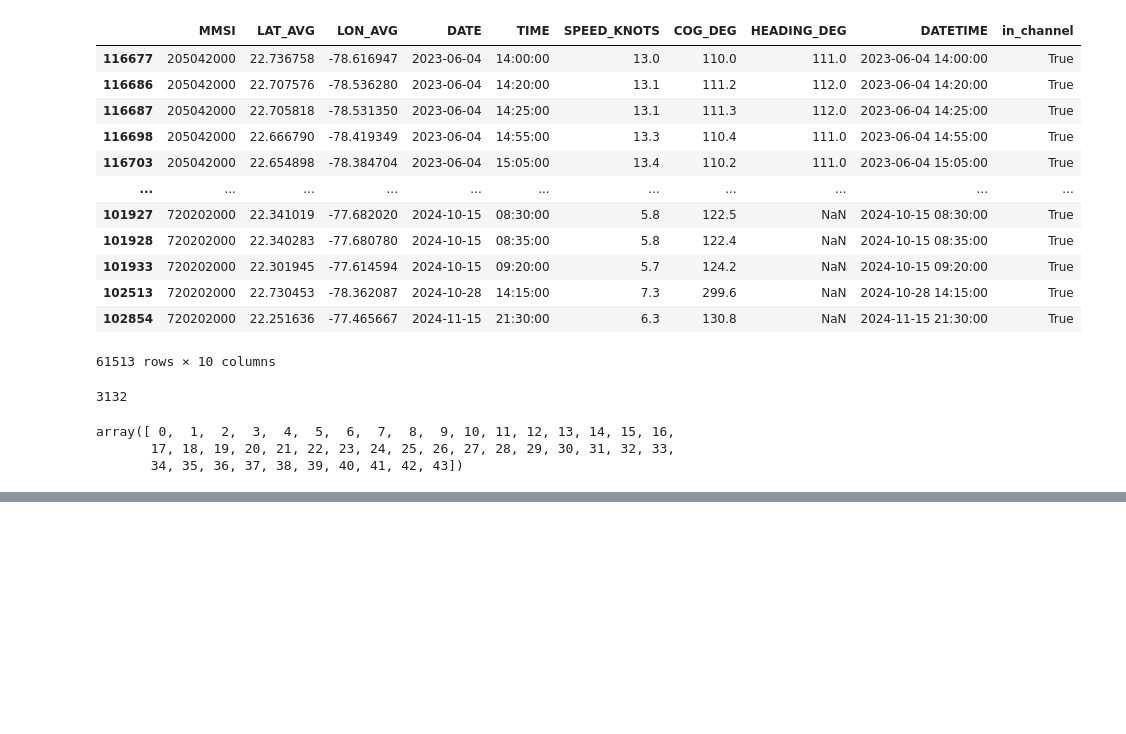
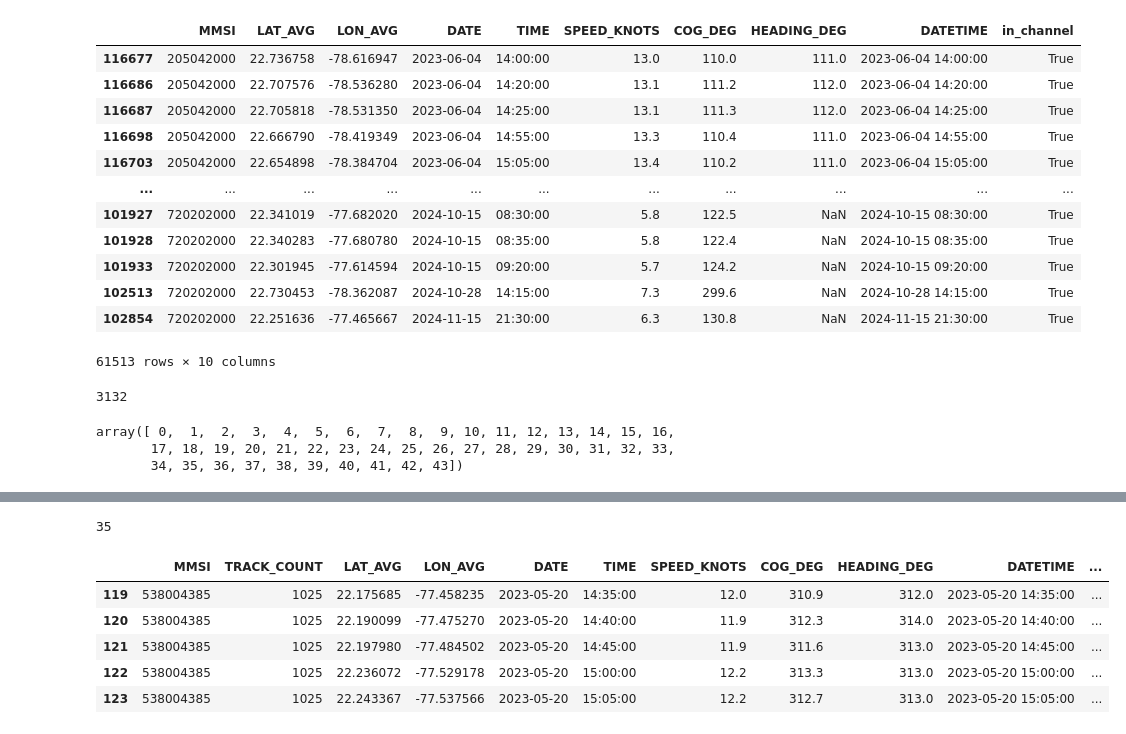
Before and after one commit to JSCshir/Vessel-Traj-Capstone, a Jupyter notebook: obc_tanker_cargo_routes.ipynb, the cells around one changed output, grey strips where cells are left out. Drawn from its saved outputs; the diff is of its cells as text; code cells hidden in the pictures; blank space fills up the shorter version.

```diff
--- a/obc_tanker_cargo_routes.ipynb
+++ b/obc_tanker_cargo_routes.ipynb
@@ -550,0 +741,12 @@ print(len(kept_tracks), kept_tracks[:10])
+# %%
+print(len(df_funky_track))
+#print(list(df_funky_track["DELTA_SECONDS"]))
+df_funky_track.head()
+# %% [output]
+35
+|  | MMSI | TRACK_COUNT | LAT_AVG | LON_AVG | DATE | TIME | SPEED_KNOTS | COG_DEG | HEADING_DEG | DATETIME | ... |
+| 119 | 538004385 | 1025 | 22.175685 | -77.458235 | 2023-05-20 | 14:35:00 | 12.0 | 310.9 | 312.0 | 2023-05-20 14:35:00 | ... |
+| 120 | 538004385 | 1025 | 22.190099 | -77.475270 | 2023-05-20 | 14:40:00 | 11.9 | 312.3 | 314.0 | 2023-05-20 14:40:00 | ... |
+| 121 | 538004385 | 1025 | 22.197980 | -77.484502 | 2023-05-20 | 14:45:00 | 11.9 | 311.6 | 313.0 | 2023-05-20 14:45:00 | ... |
+| 122 | 538004385 | 1025 | 22.236072 | -77.529178 | 2023-05-20 | 15:00:00 | 12.2 | 313.3 | 313.0 | 2023-05-20 15:00:00 | ... |
+| 123 | 538004385 | 1025 | 22.243367 | -77.537566 | 2023-05-20 | 15:05:00 | 12.2 | 312.7 | 313.0 | 2023-05-20 15:05:00 | ... |
```
Also changed, not shown: parts of 17 cells of this notebook, 1 other file.
